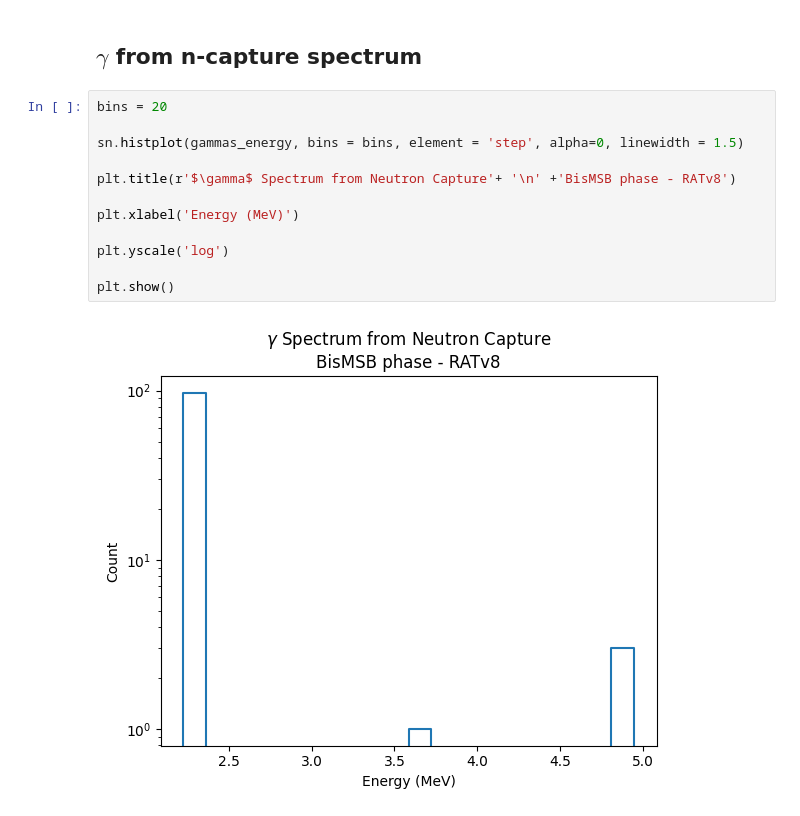
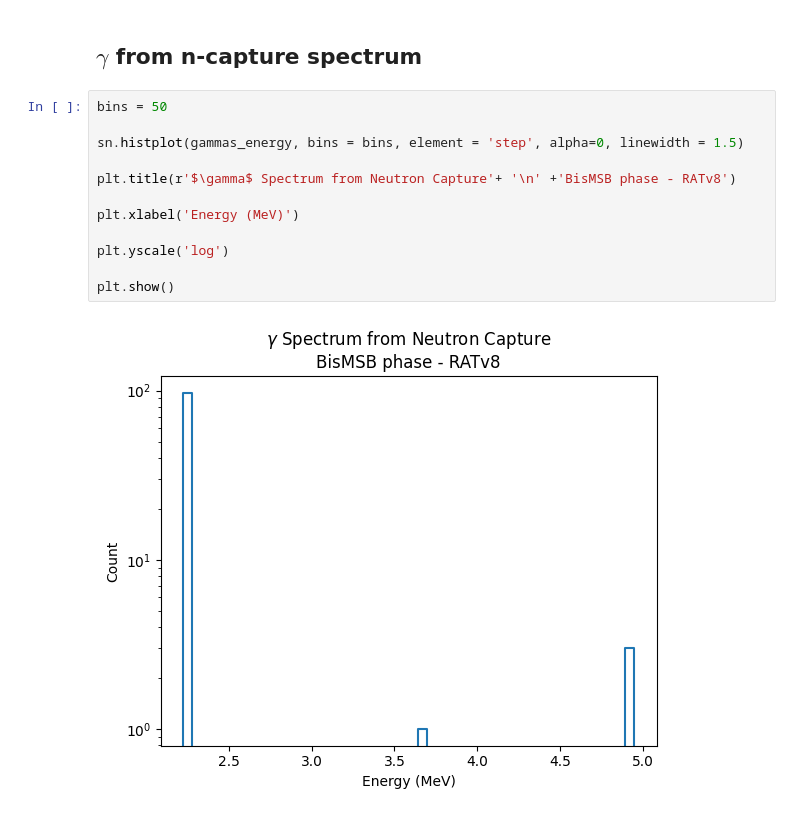
Before and after one commit to joankl/rat_tests, a Jupyter notebook: rat_v8/neutrons/analysis/neutron analysis.ipynb, the cells around one changed output. Saved outputs shown, nothing was run; the diff lists cells and outputs as text.

```diff
--- a/rat_v8/neutrons/analysis/neutron analysis.ipynb
+++ b/rat_v8/neutrons/analysis/neutron analysis.ipynb
@@ -56,16 +56,16 @@ plt.show()
 # %% [markdown]
 ## $\gamma$ from n-capture spectrum
 # %%
-bins = 20
+bins = 50
 
 sn.histplot(gammas_energy, bins = bins, element = 'step', alpha=0, linewidth = 1.5)
 
 plt.title(r'$\gamma$ Spectrum from Neutron Capture'+ '\n' +'BisMSB phase - RATv8')
 
 plt.xlabel('Energy (MeV)')
 
 plt.yscale('log')
 
 plt.show()
 # %% [output]
-[figure, old version]
+[figure, new version]
```
